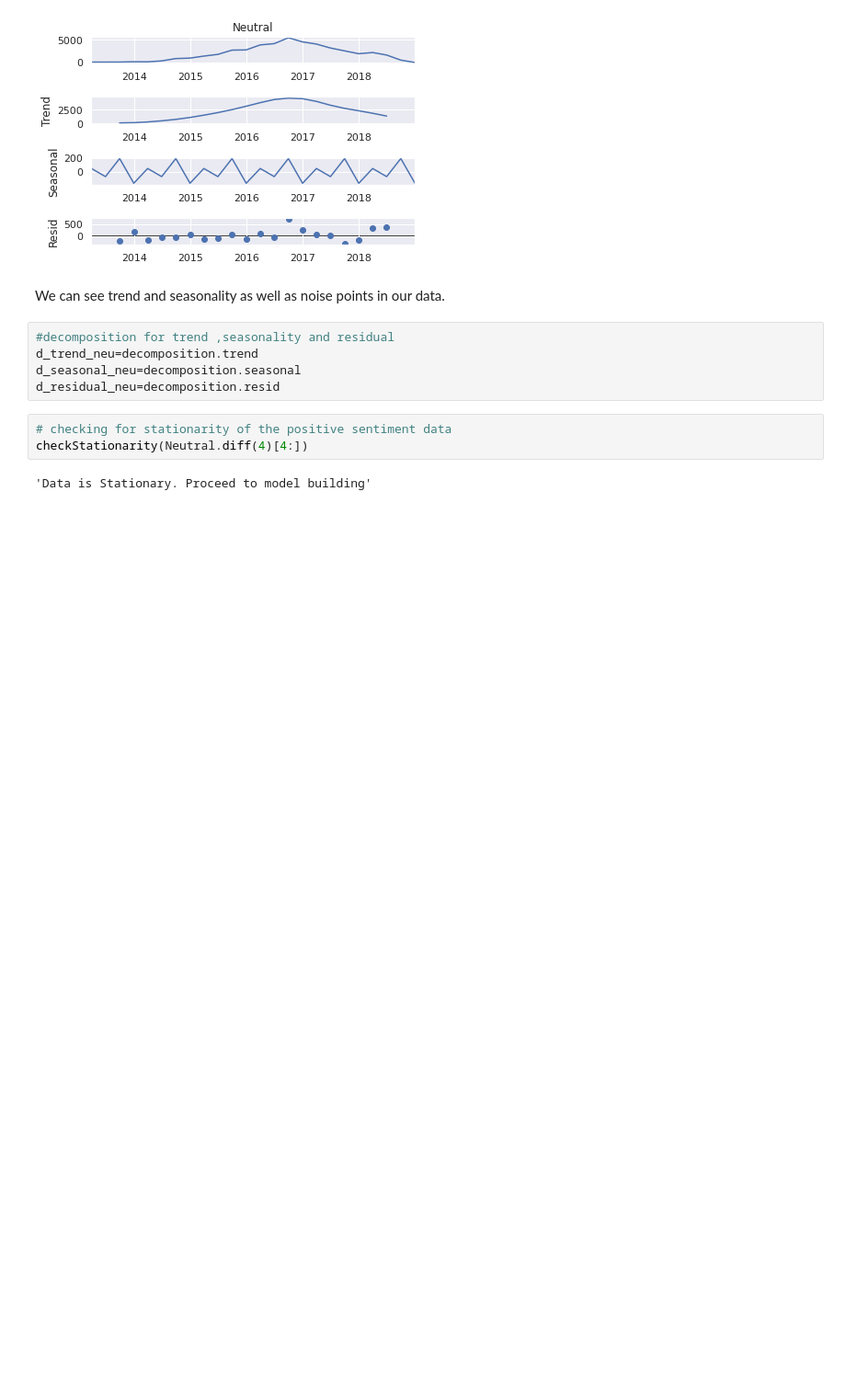
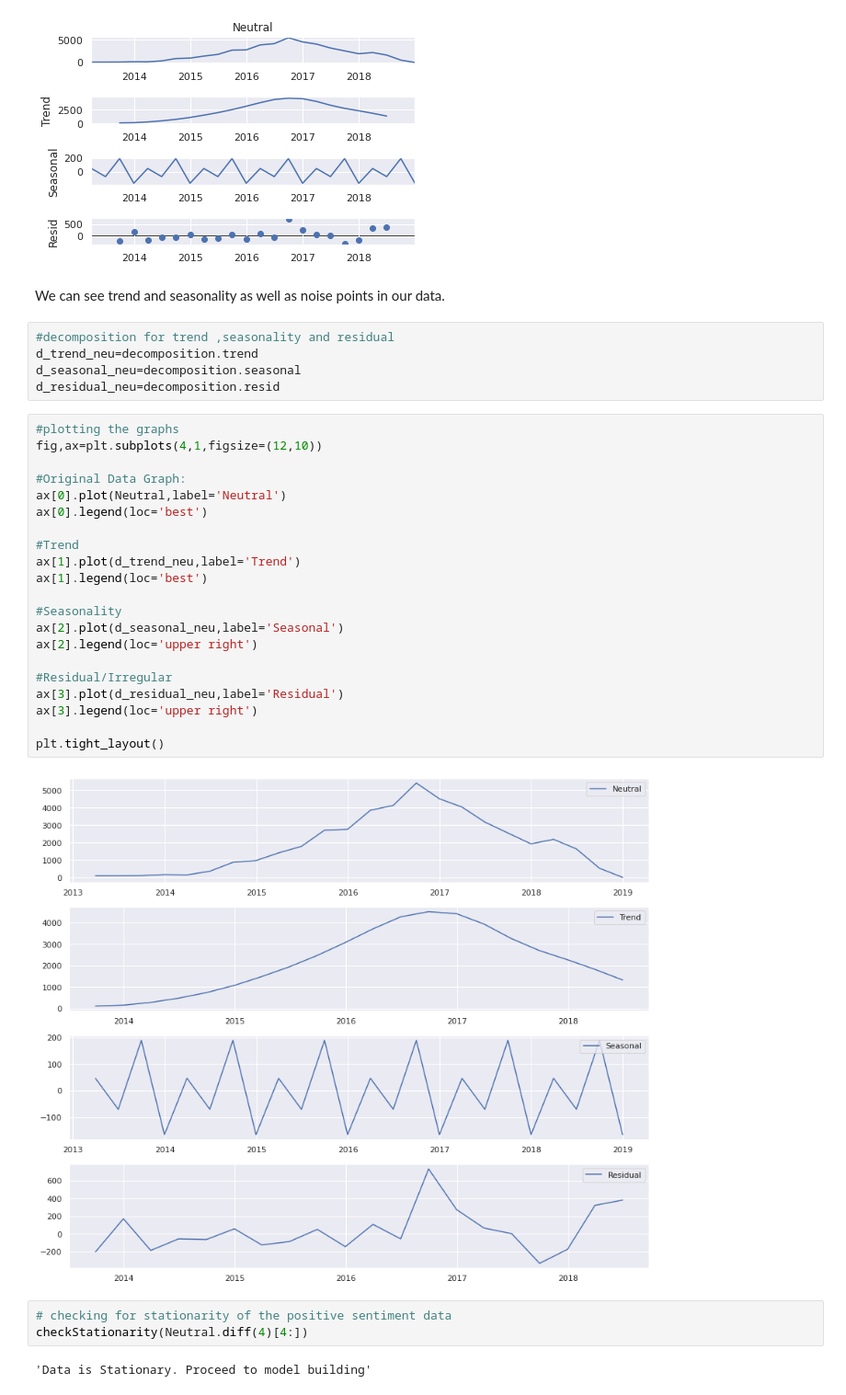
Before and after one commit to subhranilmondal/subhranilmondal, a Jupyter notebook: Capstone Project- Amazon customer review analysis/Project_Time_Series.ipynb, the cells around one changed output. Shown at 92% size. Saved outputs shown, nothing was run; the diff lists cells and outputs as text; blank space fills up the shorter version.

```diff
--- a/Capstone Project- Amazon customer review analysis/Project_Time_Series.ipynb
+++ b/Capstone Project- Amazon customer review analysis/Project_Time_Series.ipynb
@@ -265,6 +288,29 @@ We can see trend and seasonality as well as noise points in our data.
 d_trend_neu=decomposition.trend
 d_seasonal_neu=decomposition.seasonal
 d_residual_neu=decomposition.resid
+# %%
+#plotting the graphs
+fig,ax=plt.subplots(4,1,figsize=(12,10))
+
+#Original Data Graph:
+ax[0].plot(Neutral,label='Neutral')
+ax[0].legend(loc='best')
+
+#Trend
+ax[1].plot(d_trend_neu,label='Trend')
+ax[1].legend(loc='best')
+
+#Seasonality
+ax[2].plot(d_seasonal_neu,label='Seasonal')
+ax[2].legend(loc='upper right')
+
+#Residual/Irregular
+ax[3].plot(d_residual_neu,label='Residual')
+ax[3].legend(loc='upper right')
+
+plt.tight_layout()
+# %% [output]
+[figure, added]
 # %%
 # checking for stationarity of the positive sentiment data
 checkStationarity(Neutral.diff(4)[4:])
```
Also changed, not shown: parts of 4 cells of this notebook, 4 other files.
